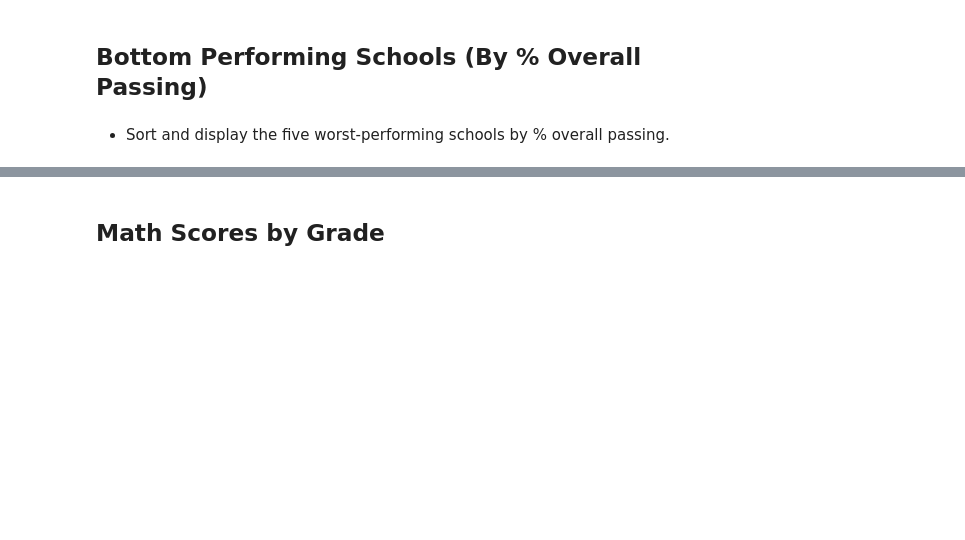
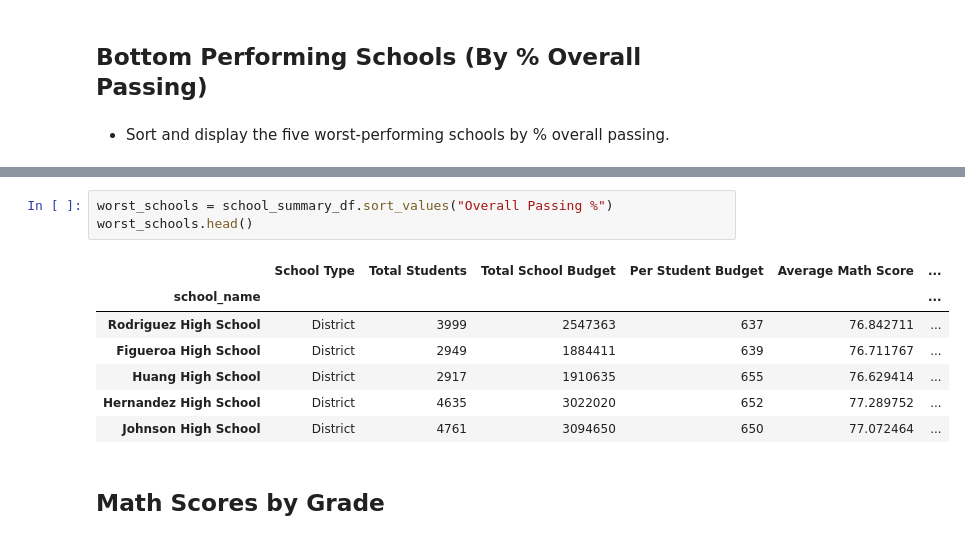
Before and after one commit to johnthomson91/pandas-challenge, a Jupyter notebook: PyCitySchools_starter.ipynb, the cells around one changed output, grey strips where cells are left out. Cells and saved outputs as stored; diff of their text form; blank space fills up the shorter version.

```diff
--- a/PyCitySchools_starter.ipynb
+++ b/PyCitySchools_starter.ipynb
@@ -176,3 +169,14 @@ TypeError: unsupported format string passed to Series.__format__
+# %%
+worst_schools = school_summary_df.sort_values("Overall Passing %")
+worst_schools.head()
+# %% [output]
+|  | School Type | Total Students | Total School Budget | Per Student Budget | Average Math Score | ... |
+| school_name |  |  |  |  |  | ... |
+| Rodriguez High School | District | 3999 | 2547363 | 637 | 76.842711 | ... |
+| Figueroa High School | District | 2949 | 1884411 | 639 | 76.711767 | ... |
+| Huang High School | District | 2917 | 1910635 | 655 | 76.629414 | ... |
+| Hernandez High School | District | 4635 | 3022020 | 652 | 77.289752 | ... |
+| Johnson High School | District | 4761 | 3094650 | 650 | 77.072464 | ... |
 # %% [markdown]
 ## Math Scores by Grade
 # %% [markdown]
```
Also changed, not shown: parts of 11 cells of this notebook.
